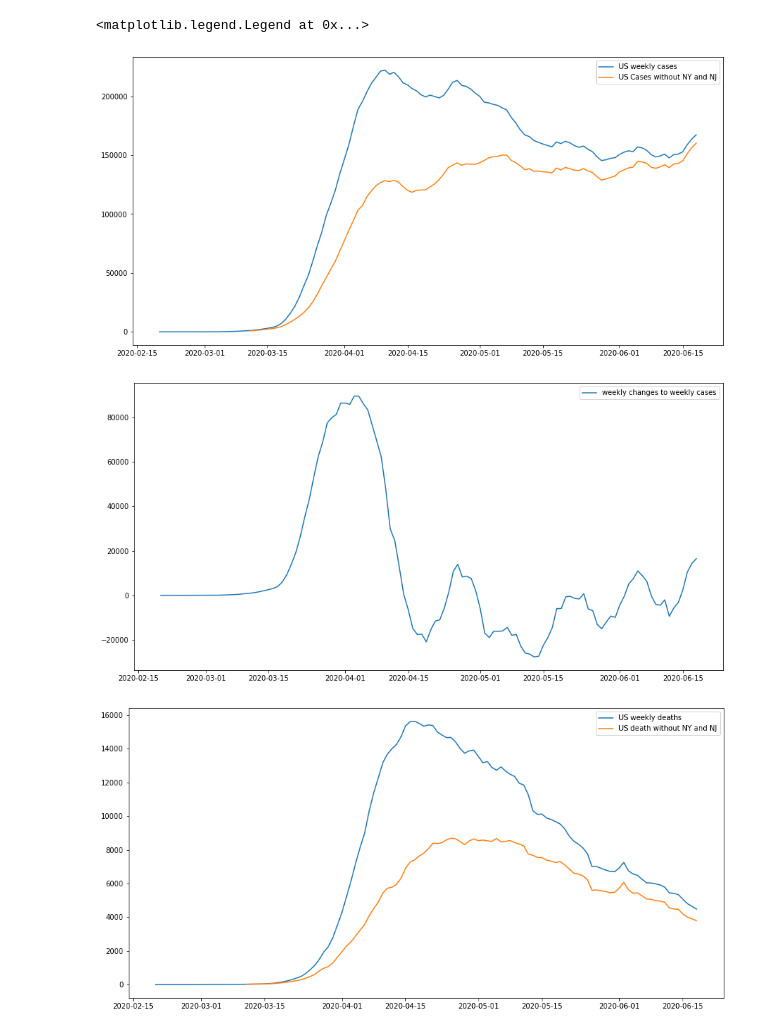
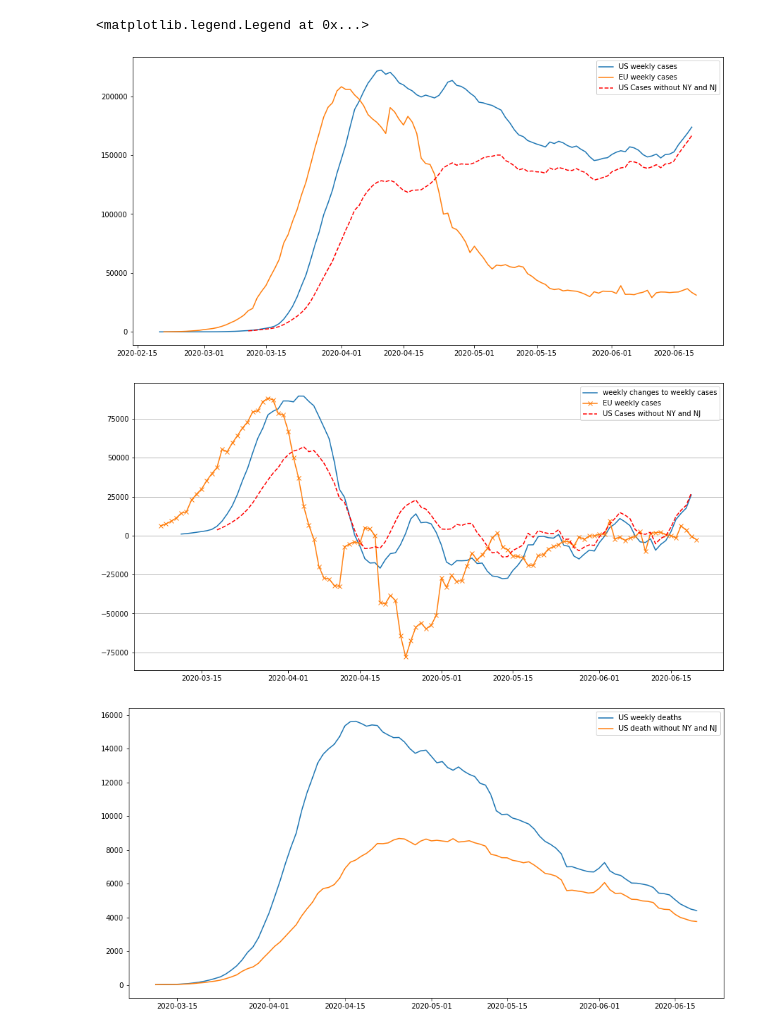
Before and after one commit to dviabhav/NYTCovidData, a Jupyter notebook: Covid19 file.ipynb, the cells around one changed output. Drawn from its saved outputs; the diff is of its cells as text; code cells hidden in the pictures.

```diff
--- a/Covid19 file.ipynb
+++ b/Covid19 file.ipynb
@@ -10,8 +10,8 @@ import datetime as dt
 # For example, running this (by clicking run or pressing Shift+Enter) will list all files under the input directory
 import matplotlib.pyplot as plt
 import os
-
-#def construct_fips()
+import time
+start_time = time.time()
 
 #######################################################################################################################
 #######################################################################################################################
@@ -29,10 +29,14 @@ raw_County = pd.read_csv('https://raw.githubusercontent.com/nytimes/covid-19-dat
                      dtype = { 'fips' : str },
                      index_col = 'date',
                      parse_dates = True).sort_index()
-#raw_County.fips = raw_County.apply(lambda row: str(row.fips)[:-2], axis = 1)
-
 raw_Global = pd.read_csv("https://data.humdata.org/hxlproxy/api/data-preview.csv?url=https%3A%2F%2Fraw.githubusercontent.com%2FCSSEGISandData%2FCOVID-19%2Fmaster%2Fcsse_covid_19_data%2Fcsse_covid_19_time_series%2Ftime_series_covid19_confirmed_global.csv&filename=time_series_covid19_confirmed_global.csv",
                         ).groupby('Country/Region').sum().transpose()[2:]
+EU = pd.read_html('https://europa.eu/european-union/about-eu/countries_en')[0]
+EU_nation = list(EU['Countries']) + list(EU.dropna()['Countries.1'])
+raw_Global['EU'] = 0
+for countries in EU_nation:
+    raw_Global['EU'] = raw_Global[countries] + df['EU']
+
 raw_Global.index = pd.to_datetime(raw_Global.index)
 
 cty_population = pd.read_csv('county population.csv', encoding='cp1252',
@@ -44,10 +48,7 @@ cty_population = pd.read_csv('county population.csv', encoding='cp1252',
 cty_population['fips'] = cty_population.apply(lambda row: ("0" + row.STATE)[-2:] + ("00" + row.COUNTY )[-3:], axis = 1 )
 cty_population = cty_population[['STNAME', 'CTYNAME', 'fips', 'POPESTIMATE2019' ]]
 cty_population.columns = ['state', 'county', 'fips', 'population']
-#cty_population.columns = ['state', 'county', 'population']
 cty_population = cty_population.loc[cty_population.state != cty_population.county]
-#cty_population.county = cty_population.apply(lambda row: row.county.replace(" County", "" ), axis = 1)
-#cty_population = cty_population.set_index(['state','county'])
 cty_population = cty_population.set_index('fips')
 
 
@@ -89,7 +90,6 @@ for state in list_of_states:
         wk_deaths_county[state] = {}
         cases_cty_thou[state] = {}
         temp_county = raw_County.loc[raw_County.state == state]
-        print(state)
         for cnty in temp_county.county.unique():
             if cnty == 'Unknown':
                 continue
@@ -102,16 +102,14 @@ for state in list_of_states:
             fip = temp_county.loc[temp_county.county == cnty].fips.unique()[0]
             cty_popu = cty_population.loc[fip].population
             cases_cty_thou[state][cnty] = 1000*wk_cases_county[state][cnty]/cty_popu
-            #Replace 'cnty' with something common across platforms, like 'fip'
 
         new_weekly_cases_state[state] = raw_states.loc[raw_states['state'] == state].cases.diff(7)
         new_weekly_deaths_state[state] = raw_states.loc[raw_states['state'] == state].deaths.diff(7)
         new_cases_per_mil[state] = raw_states.loc[raw_states['state'] == state]['cases per million'].diff(7)
         new_death_per_mil[state] = raw_states.loc[raw_states['state'] == state]['deaths per million'].diff(7)
-        percent_weekly_cases[state] = 100*raw_states.loc[raw_states['state'] == state].cases.diff(7)/raw_US.cases.diff(7)
+        percent_weekly_cases[state] = 100*new_weekly_cases_state[state]/raw_US.cases.diff(7)
         change_in_new_cases[state] = 100*new_cases_per_mil[state].diff(14)[-1]/new_cases_per_mil[state][-15]
-        #cases_county[state] = {}
-        #deaths_county[state] = {}
+print('Data downloaded in ', time.time()-start_time)
 # %% [output]
 Downloading data...
 
@@ -133,24 +119,27 @@ West Virginia
 # %%
 plt.figure(figsize = (15,7.5))
 plt.plot(raw_US.cases.diff(7)[30:], label = "US weekly cases" )
-plt.plot((raw_US.cases.diff(7) - (new_weekly_cases_state['New York'] + new_weekly_cases_state['New Jersey'] ))[30:], label = "US Cases without NY and NJ" )
+plt.plot(raw_Global.EU.diff(7)[30:], label = "EU weekly cases")
+plt.plot((raw_US.cases.diff(7) - (new_weekly_cases_state['New York'] + new_weekly_cases_state['New Jersey'] ))[30:], 'r--', label = "US Cases without NY and NJ" )
 #plt.plot(raw_Global['US'].diff(7), label = "Global" )
 plt.legend()
 
-
 plt.figure(figsize = (15,7.5))
-plt.plot(raw_US.cases.diff(7).diff(7)[30:], label = "weekly changes to weekly cases" )
+plt.plot(raw_US.cases.diff(7).diff(7)[50:], label = "weekly changes to weekly cases" )
+plt.plot(raw_Global.EU.diff(7).diff(7)[45:], label = "EU weekly cases", marker = 'x')
+plt.plot((raw_US.cases.diff(7) - (new_weekly_cases_state['New York'] + new_weekly_cases_state['New Jersey'] )).diff(7)[30:], 'r--', label = "US Cases without NY and NJ" )
+plt.grid(axis = 'y')
 plt.legend()
 
 plt.figure(figsize = (15,7.5))
-plt.plot(raw_US.deaths.diff(7)[30:], label = "US weekly deaths")
-plt.plot((raw_US.deaths.diff(7) - (new_weekly_deaths_state['New York'] + new_weekly_deaths_state['New Jersey'] ))[30:], label = "US death without NY and NJ" )
+plt.plot(raw_US.deaths.diff(7)[50:], label = "US weekly deaths")
+plt.plot((raw_US.deaths.diff(7) - (new_weekly_deaths_state['New York'] + new_weekly_deaths_state['New Jersey'] ))[50:], label = "US death without NY and NJ" )
 plt.legend()
 # %% [output]
 <matplotlib.legend.Legend at 0x...>
-[figure, old version]
+[figure, new version]
-[figure, old version]
+[figure, new version]
-[figure, old version]
+[figure, new version]
 # %%
 order = list(change_in_new_cases.values())
 order.sort(reverse = True)
```
Also changed, not shown: parts of 8 cells of this notebook.
